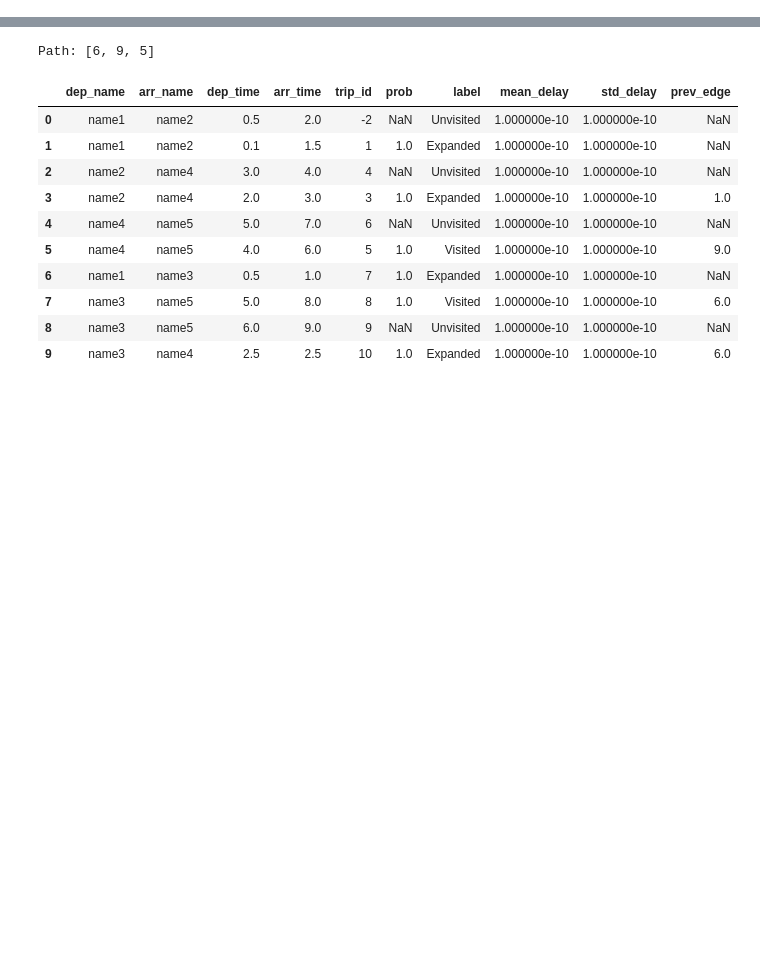
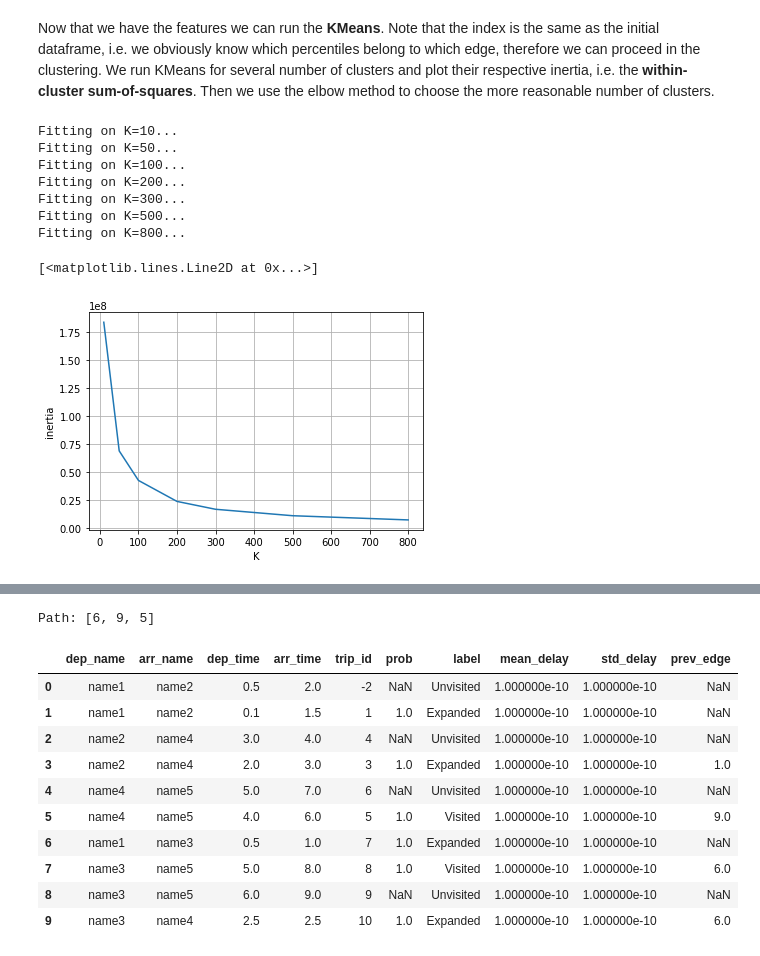
Before and after one commit to marcozov/journey_planning, a Jupyter notebook: final_project_nic.ipynb, the cells around one changed output, grey strips where cells are left out. Saved outputs shown, nothing was run; the diff lists cells and outputs as text; code cells hidden in the pictures; blank space fills up the shorter version.

```diff
--- a/final_project_nic.ipynb
+++ b/final_project_nic.ipynb
@@ -25,0 +48,11 @@ schedule.head()
+# %%
+# separate bus/metro/train edges from walking edges
+no_walk = schedule[(schedule.trip_id != "0000")]
+walk = schedule[(schedule.trip_id == "0000")]
+
+# verify how many null values are in the columns
+# print("Null values in bus/metro/train edges:\n", no_walk.isnull().sum())
+# print("\nNull values in walking edges:\n", walk.isnull().sum())
+
+# check how many delays per bus/metro/train edge we have
+print("Number of delays per bus/metro/train edge:\n", no_walk.num_delays.describe())
@@ -25,0 +70,5 @@ schedule.head()
+# %%
+# and keep into the schedule only trips happened more than treshold times
+treshold = 20
+no_walk = no_walk[no_walk.num_delays >= treshold]
+no_walk.head()
@@ -25,0 +99,9 @@ schedule.head()
+# %%
+percentiles = [20, 30, 40, 50, 60, 70, 80]
+X = pd.DataFrame(
+    columns=percentiles,
+)
+for p in percentiles:
+    X[p] = no_walk.delays.apply(lambda delays: np.percentile(delays, p))
+
+X.head()
@@ -25,0 +115,30 @@ schedule.head()
+# %% [markdown]
+Now that we have the features we can run the **KMeans**. Note that the index is the same as the initial dataframe, i.e. we obviously know which percentiles belong to which edge, therefore we can proceed in the clustering. We run KMeans for several number of clusters and plot their respective inertia, i.e. the **within-cluster sum-of-squares**. Then we use the elbow method to choose the more reasonable number of clusters.
+# %%
+# from sklearn.cluster import KMeans
+
+n_clusters = [10, 50, 100, 200, 300, 500, 800]
+# n_clusters = np.arange(10, 100, 20)
+
+kmeans = {}
+for n_cluster in n_clusters:
+    print("Fitting on K="+str(n_cluster) + "...")
+    model = KMeans(n_cluster, random_state=0, n_jobs=10)
+    kmeans[n_cluster] = model
+
+    model.fit(X)
+
+plt.grid()
+plt.ylabel("inertia")
+plt.xlabel("K")
+plt.plot(n_clusters, [model.inertia_ for _, model in kmeans.items()])
+# %% [output]
+Fitting on K=10...
+Fitting on K=50...
+Fitting on K=100...
+Fitting on K=200...
+Fitting on K=300...
+Fitting on K=500...
+Fitting on K=800...
+[<matplotlib.lines.Line2D at 0x...>]
+[figure, added]
```
Also changed, not shown: parts of 37 cells of this notebook, 5 other files.
